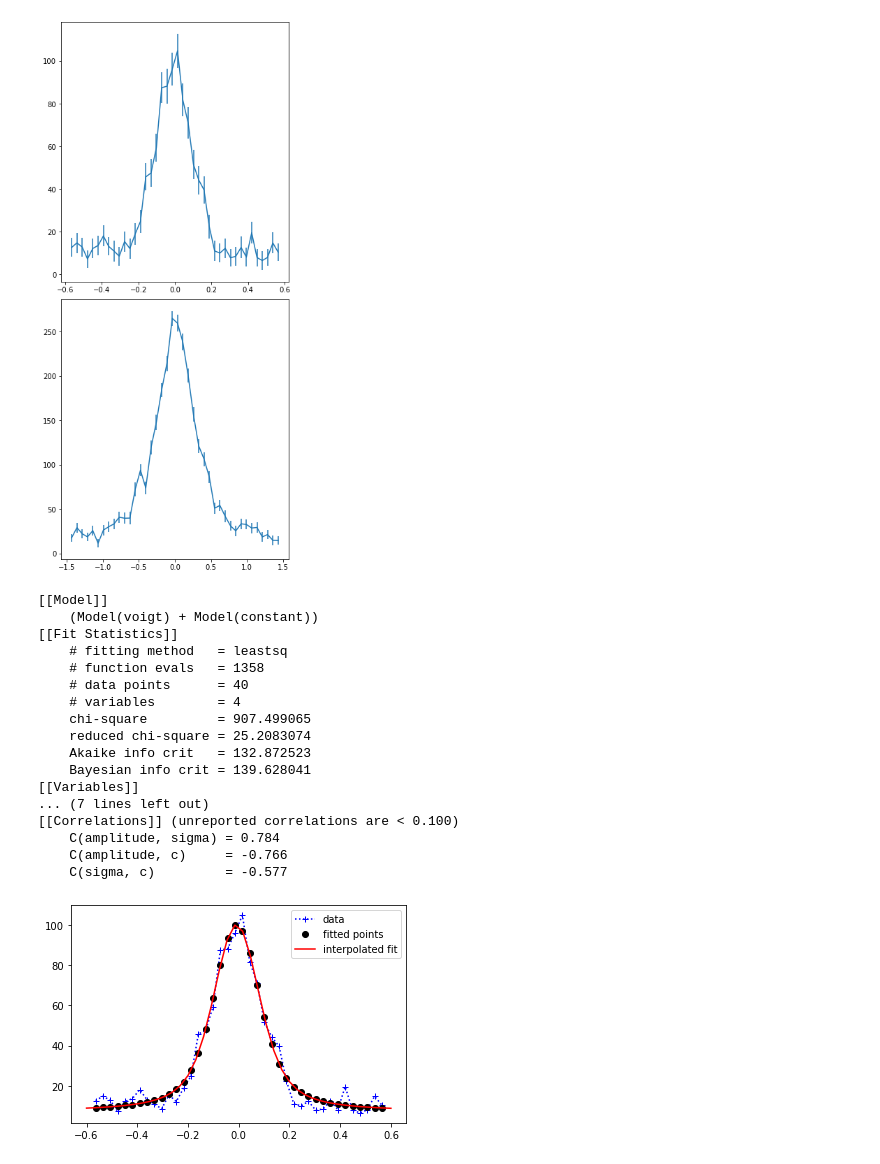
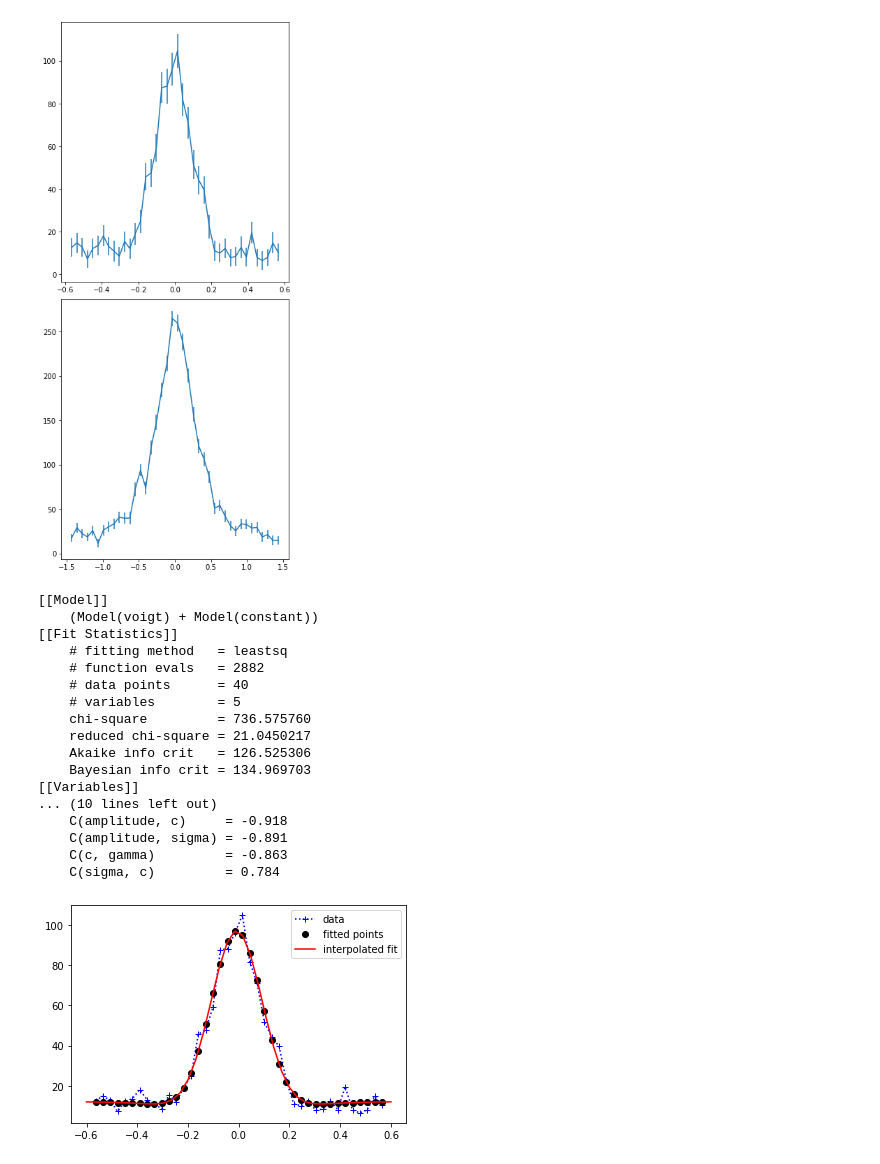
Before and after one commit to diodeamy/ComputationalMethods, a Jupyter notebook: HW3FittingInterpretation.ipynb, the cells around one changed output. Drawn from its saved outputs; the diff is of its cells as text; code cells hidden in the pictures.

```diff
--- a/HW3FittingInterpretation.ipynb
+++ b/HW3FittingInterpretation.ipynb
@@ -34,44 +34,46 @@ ax[1].errorbar(x_2, y_2, yerr = y2_err)
 # %%
 #the time has now come to take over the world with our coding capabilities
 ## we shall now come up with the Voigt model for our data in the form of Voigt + Constant
 
 model = VoigtModel() + ConstantModel()
 
 #parameters
 params = model.make_params(amplitude=-1e5, center=0.6,
                            sigma=2, gamma=0.2, c=25000)
+params["gamma"].set(expr = None, vary = True, min = -1e5)
 
 
 # do the fit, print out report with results
 result = model.fit(y1, params, x=x1)
 print(result.fit_report())
+
 
 # plot data, best fit, fit interpolated to `xx`
 xx = np.linspace(-0.6, 0.6, 40)
 plt.plot(x1, y1, 'b+:', label='data')
 plt.plot(x1, result.best_fit, 'ko', label='fitted points')
 plt.plot(xx, result.eval(x=xx), 'r-', label='interpolated fit')
 plt.legend()
 plt.show()
 # %% [output]
 [[Model]]
     (Model(voigt) + Model(constant))
 [[Fit Statistics]]
     # fitting method   = leastsq
-    # function evals   = 1358
+    # function evals   = 2882
     # data points      = 40
-    # variables        = 4
-    chi-square         = 907.499065
-    reduced chi-square = 25.2083074
-    Akaike info crit   = 132.872523
-    Bayesian info crit = 139.628041
+    # variables        = 5
+    chi-square         = 736.575760
+    reduced chi-square = 21.0450217
+    Akaike info crit   = 126.525306
+    Bayesian info crit = 134.969703
 [[Variables]]
-... (7 lines left out)
-[[Correlations]] (unreported correlations are < 0.100)
-    C(amplitude, sigma) = 0.784
-    C(amplitude, c)     = -0.766
-    C(sigma, c)         = -0.577
+... (10 lines left out)
+    C(amplitude, c)     = -0.918
+    C(amplitude, sigma) = -0.891
+    C(c, gamma)         = -0.863
+    C(sigma, c)         = 0.784
-[figure, old version]
+[figure, new version]
 # %%
 ##and now for the Gaussian model (two "convoluted" Gauss)
 
```
Also changed, not shown: parts of 3 cells of this notebook.
